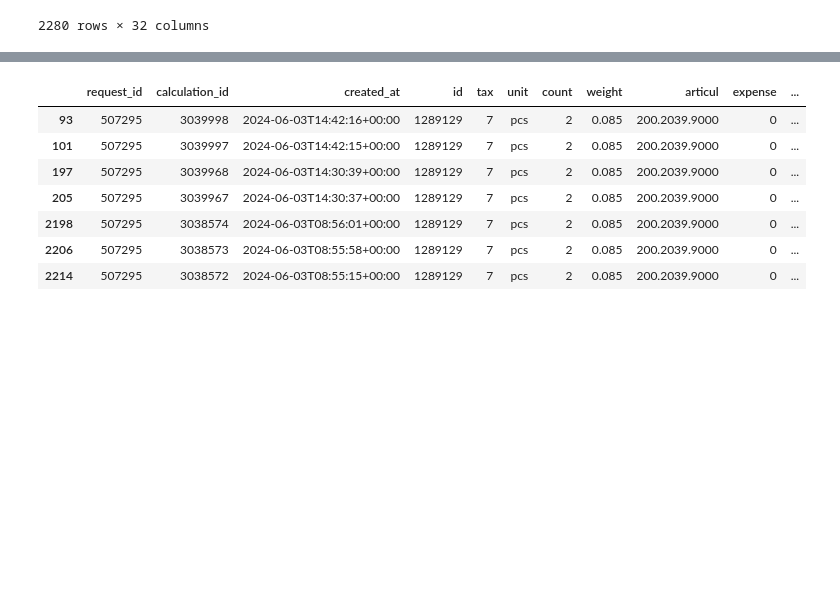
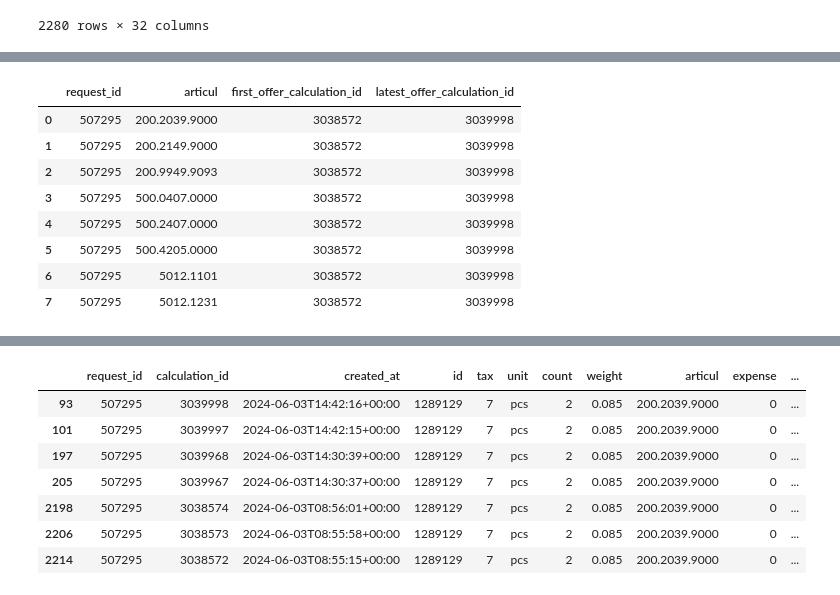
Before and after one commit to Valuamba/components_agent_sales, a Jupyter notebook: notebooks/famaga/DiscountProcessing_20240603.ipynb, the cells around one changed output, grey strips where cells are left out. Cells and saved outputs as stored; diff of their text form; code cells hidden in the pictures; blank space fills up the shorter version.

Commit message:
add discount logic

```diff
--- a/notebooks/famaga/DiscountProcessing_20240603.ipynb
+++ b/notebooks/famaga/DiscountProcessing_20240603.ipynb
@@ -6,6 +6,11 @@ sys.path.append('/Users/valuamba/projs/components_agent_sales/app/core/clients/'
 
 from html_messages_parser import get_element_messages, get_messages_from_html_file, select_json_block
 from famaga import FamagaClient
+# %%
+import pandas as pd
+
+# Set pandas to display all columns
+pd.set_option('display.max_columns', None)
 # %%
 import warnings
 from importlib import reload
@@ -376,0 +374,6 @@ calculations_df
+# %%
+deal_id = 506694
+current_deal = client.offers_by_deal_id(deal_id)
+current_deal_products = client.offer_products(deal_id)
+
+client_id = int(current_deal.loc[0]['request_firm_id'])
@@ -376,0 +392,17 @@ calculations_df
+# %%
+customer_offers = client.offers_by_client_id(client_id)
+
+# exclude current deal_id
+customer_offers = customer_offers[~(customer_offers['request_id'] == deal_id)]
+
+unique_request_ids = customer_offers['request_id'].unique()
+
+customer_products_df = get_products_history(unique_request_ids)
+customer_calculations = get_calculations(unique_request_ids)
+
+
+discounted_deals = get_discounted_deals(unique_request_ids)
+
+bought_earlier_products_df = customer_products_df[
+    customer_products_df['articul'].isin(current_deal_products['articul'])
+]
@@ -376,0 +418,12 @@ calculations_df
+# %%
+discounted_deals
+# %% [output]
+|  | request_id | articul | first_offer_calculation_id | latest_offer_calculation_id |
+| 0 | 507295 | 200.2039.9000 | 3038572 | 3039998 |
+| 1 | 507295 | 200.2149.9000 | 3038572 | 3039998 |
+| 2 | 507295 | 200.9949.9093 | 3038572 | 3039998 |
+| 3 | 507295 | 500.0407.0000 | 3038572 | 3039998 |
+| 4 | 507295 | 500.2407.0000 | 3038572 | 3039998 |
+| 5 | 507295 | 500.4205.0000 | 3038572 | 3039998 |
+| 6 | 507295 | 5012.1101 | 3038572 | 3039998 |
+| 7 | 507295 | 5012.1231 | 3038572 | 3039998 |
```
Also changed, not shown: parts of 16 cells of this notebook.
